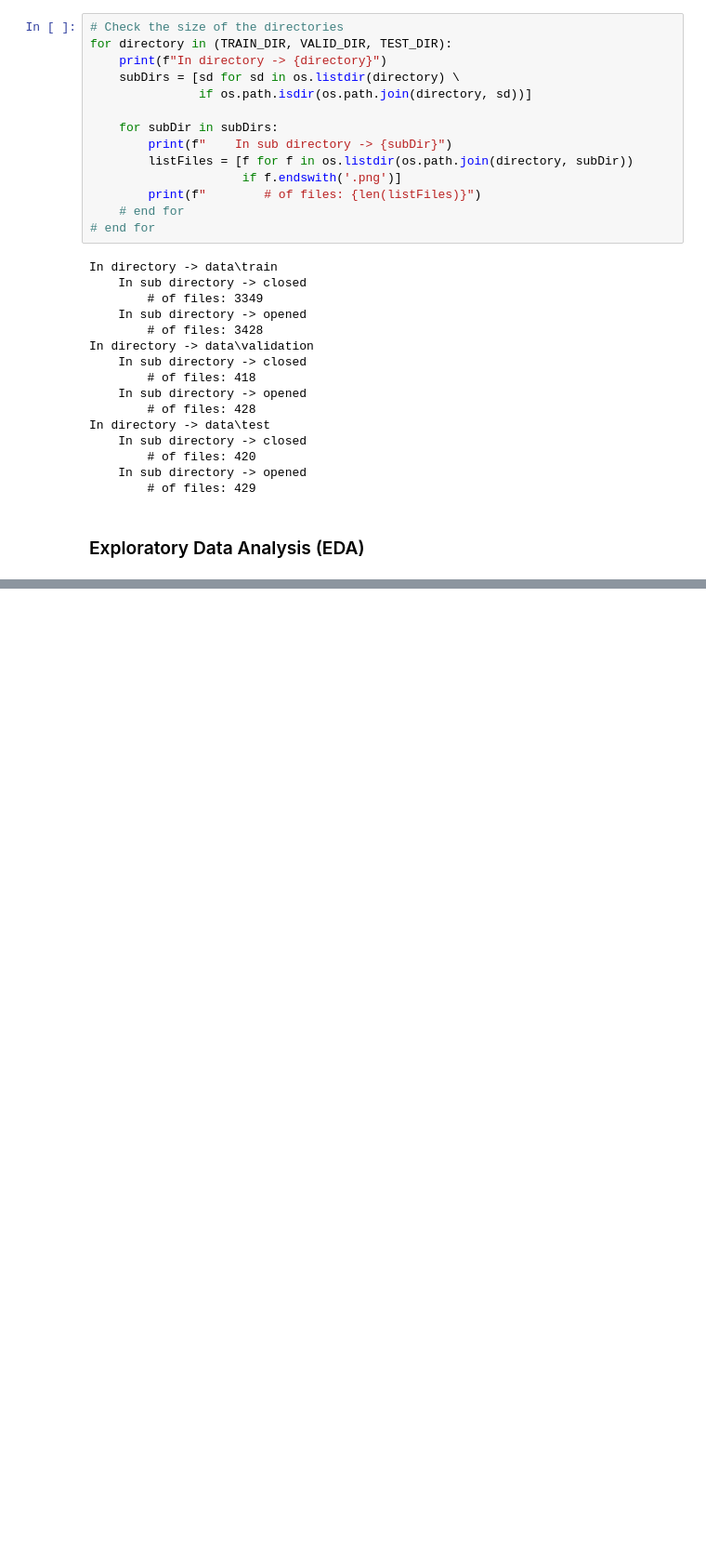
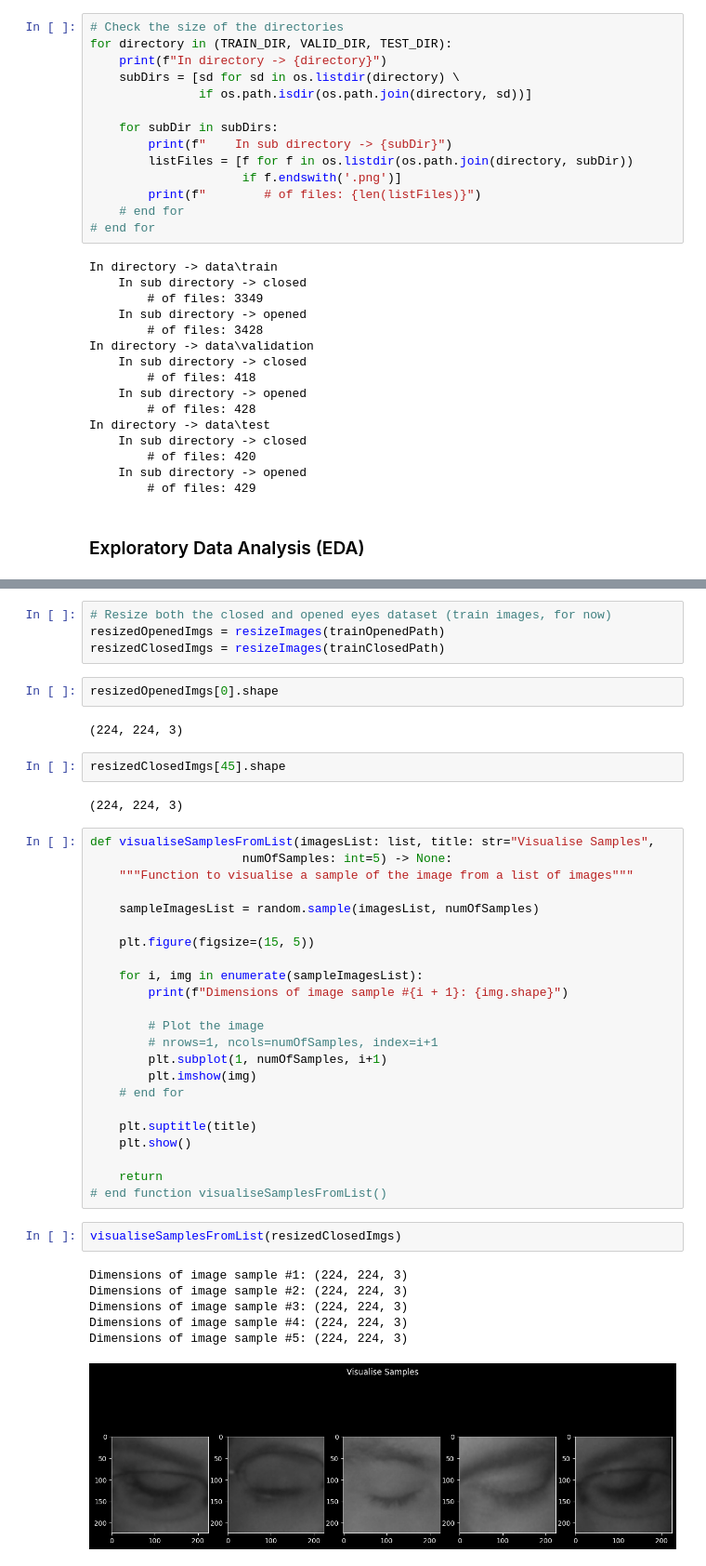
Before and after one commit to Zad-100/DrowsinessDetectionProject, a Jupyter notebook: DrowsinessDetectionSystem_DLModel.ipynb, the cells around one changed output, grey strips where cells are left out. Shown: that part at 93% size. Drawn from its saved outputs; the diff is of its cells as text; blank space fills up the shorter version.

```diff
--- a/DrowsinessDetectionSystem_DLModel.ipynb
+++ b/DrowsinessDetectionSystem_DLModel.ipynb
@@ -262,0 +423,44 @@ In directory -> data\test
+# %%
+# Resize both the closed and opened eyes dataset (train images, for now)
+resizedOpenedImgs = resizeImages(trainOpenedPath)
+resizedClosedImgs = resizeImages(trainClosedPath)
+# %%
+resizedOpenedImgs[0].shape
+# %% [output]
+(224, 224, 3)
+# %%
+resizedClosedImgs[45].shape
+# %% [output]
+(224, 224, 3)
+# %%
+def visualiseSamplesFromList(imagesList: list, title: str="Visualise Samples",
+                     numOfSamples: int=5) -> None:
+    """Function to visualise a sample of the image from a list of images"""
+
+    sampleImagesList = random.sample(imagesList, numOfSamples)
+
+    plt.figure(figsize=(15, 5))
+
+    for i, img in enumerate(sampleImagesList):
+        print(f"Dimensions of image sample #{i + 1}: {img.shape}")
+
+        # Plot the image
+        # nrows=1, ncols=numOfSamples, index=i+1
+        plt.subplot(1, numOfSamples, i+1)
+        plt.imshow(img)
+    # end for
+
+    plt.suptitle(title)
+    plt.show()
+
+    return
+# end function visualiseSamplesFromList()
+# %%
+visualiseSamplesFromList(resizedClosedImgs)
+# %% [output]
+Dimensions of image sample #1: (224, 224, 3)
+Dimensions of image sample #2: (224, 224, 3)
+Dimensions of image sample #3: (224, 224, 3)
+Dimensions of image sample #4: (224, 224, 3)
+Dimensions of image sample #5: (224, 224, 3)
+[figure, added]
```
Also changed, not shown: parts of 36 cells of this notebook.
